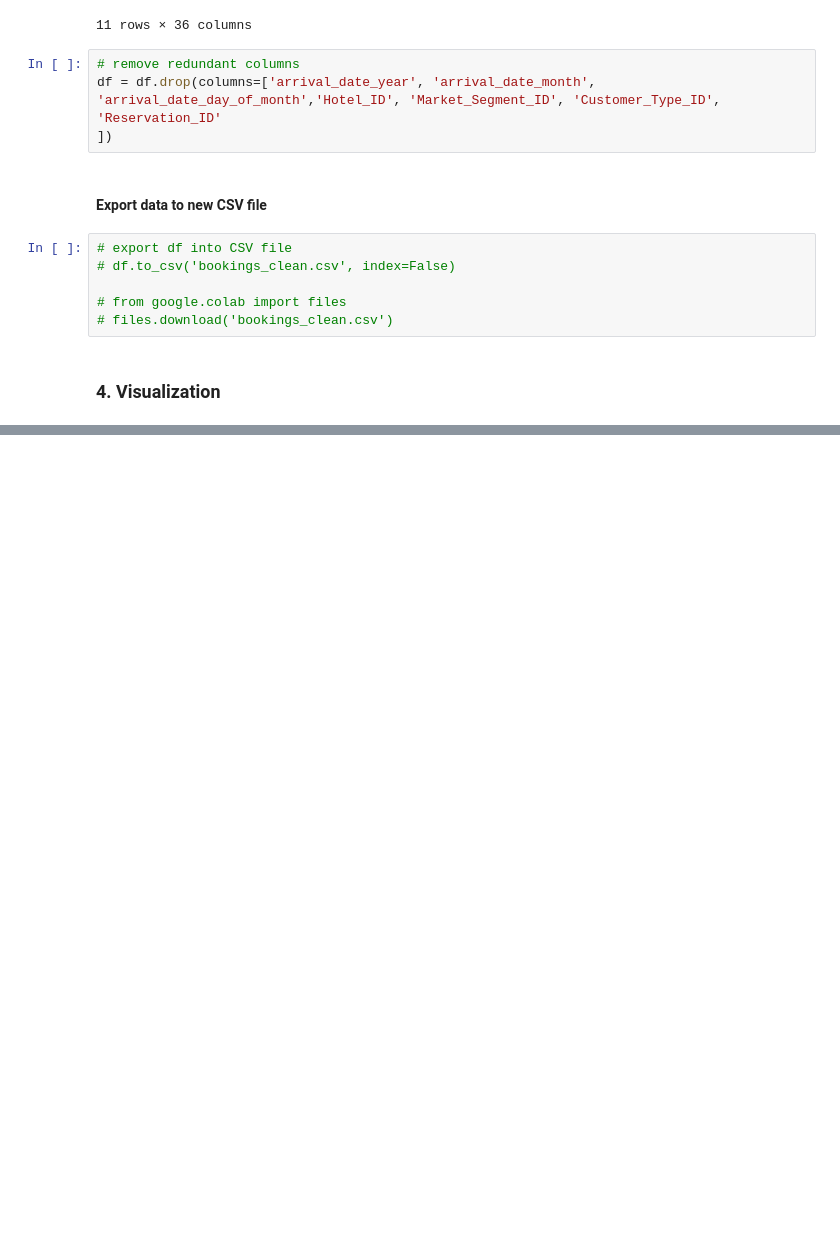
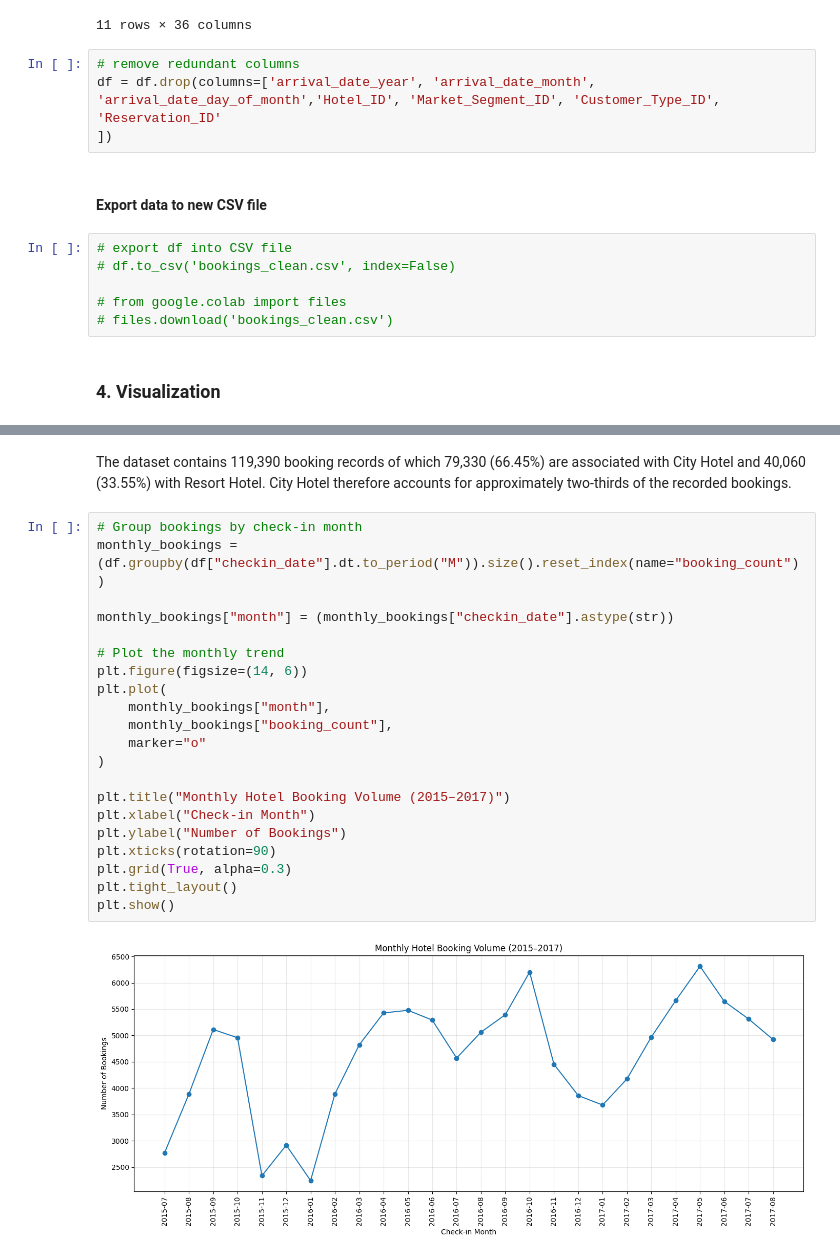
Before and after one commit to elsiejy/Capstone, a Jupyter notebook: Capstone_Hotel_Bookings.ipynb, the cells around one changed output, grey strips where cells are left out. Saved outputs shown, nothing was run; the diff lists cells and outputs as text; blank space fills up the shorter version.

```diff
--- a/Capstone_Hotel_Bookings.ipynb
+++ b/Capstone_Hotel_Bookings.ipynb
@@ -494,0 +548,25 @@ df = df.drop(columns=['arrival_date_year', 'arrival_date_month', 'arrival_date_d
+# %% [markdown]
+The dataset contains 119,390 booking records of which 79,330 (66.45%) are associated with City Hotel and 40,060 (33.55%) with Resort Hotel. City Hotel therefore accounts for approximately two-thirds of the recorded bookings.
+# %%
+# Group bookings by check-in month
+monthly_bookings = (df.groupby(df["checkin_date"].dt.to_period("M")).size().reset_index(name="booking_count"))
+
+monthly_bookings["month"] = (monthly_bookings["checkin_date"].astype(str))
+
+# Plot the monthly trend
+plt.figure(figsize=(14, 6))
+plt.plot(
+    monthly_bookings["month"],
+    monthly_bookings["booking_count"],
+    marker="o"
+)
+
+plt.title("Monthly Hotel Booking Volume (2015–2017)")
+plt.xlabel("Check-in Month")
+plt.ylabel("Number of Bookings")
+plt.xticks(rotation=90)
+plt.grid(True, alpha=0.3)
+plt.tight_layout()
+plt.show()
+# %% [output]
+[figure, added]
```
Also changed, not shown: parts of 5 cells of this notebook.
